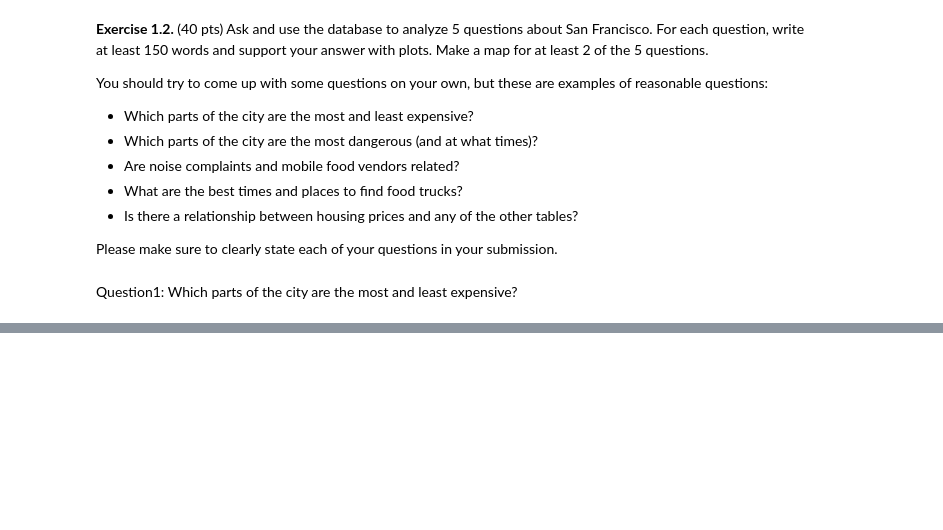
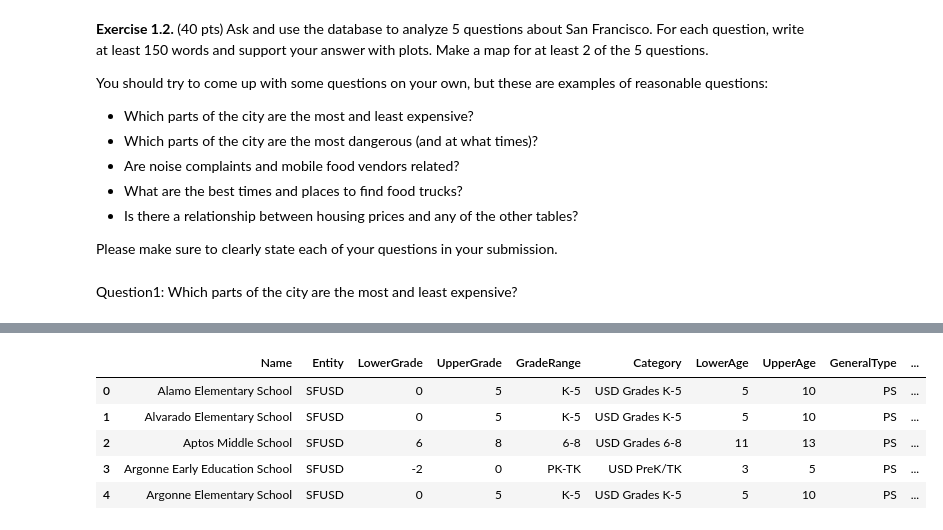
Before and after one commit to xtowang/Housing-in-SF, a Jupyter notebook: hw5.ipynb, the cells around one changed output, grey strips where cells are left out. Drawn from its saved outputs; the diff is of its cells as text; code cells hidden in the pictures; blank space fills up the shorter version.

```diff
--- a/hw5.ipynb
+++ b/hw5.ipynb
@@ -193,0 +253,12 @@ plt.show()
+# %%
+
+
+schools = pd.read_sql_query('select * from schools', conn3)
+schools.head()
+# %% [output]
+|  | Name | Entity | LowerGrade | UpperGrade | GradeRange | Category | LowerAge | UpperAge | GeneralType | ... |
+| 0 | Alamo Elementary School | SFUSD | 0 | 5 | K-5 | USD Grades K-5 | 5 | 10 | PS | ... |
+| 1 | Alvarado Elementary School | SFUSD | 0 | 5 | K-5 | USD Grades K-5 | 5 | 10 | PS | ... |
+| 2 | Aptos Middle School | SFUSD | 6 | 8 | 6-8 | USD Grades 6-8 | 11 | 13 | PS | ... |
+| 3 | Argonne Early Education School | SFUSD | -2 | 0 | PK-TK | USD PreK/TK | 3 | 5 | PS | ... |
+| 4 | Argonne Elementary School | SFUSD | 0 | 5 | K-5 | USD Grades K-5 | 5 | 10 | PS | ... |
```
Also changed, not shown: parts of 8 cells of this notebook.
